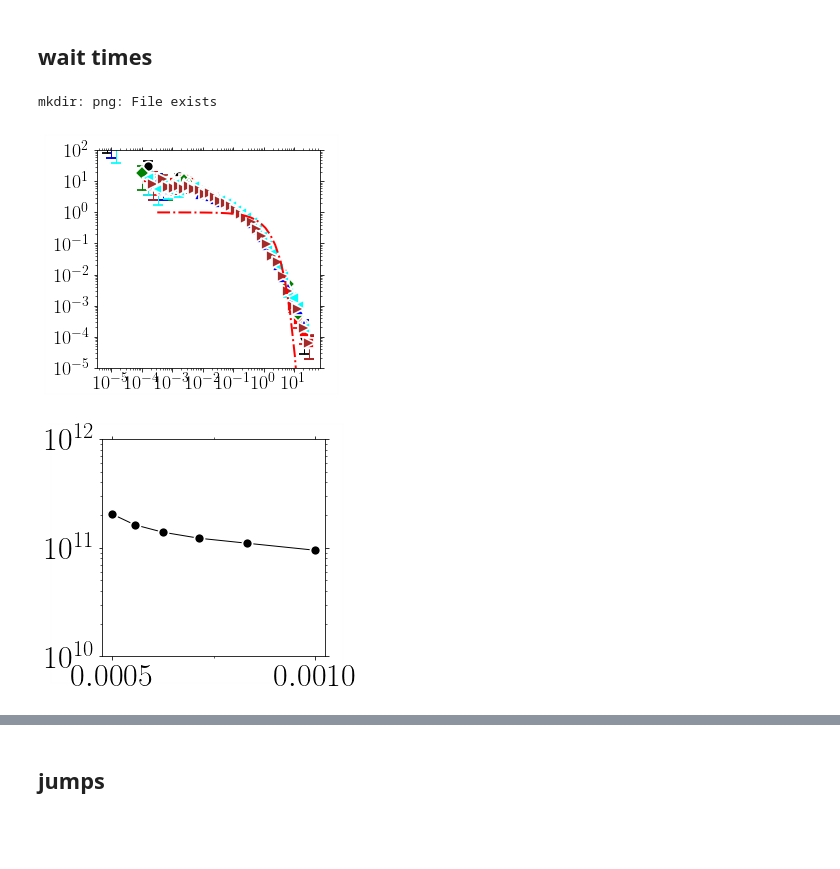
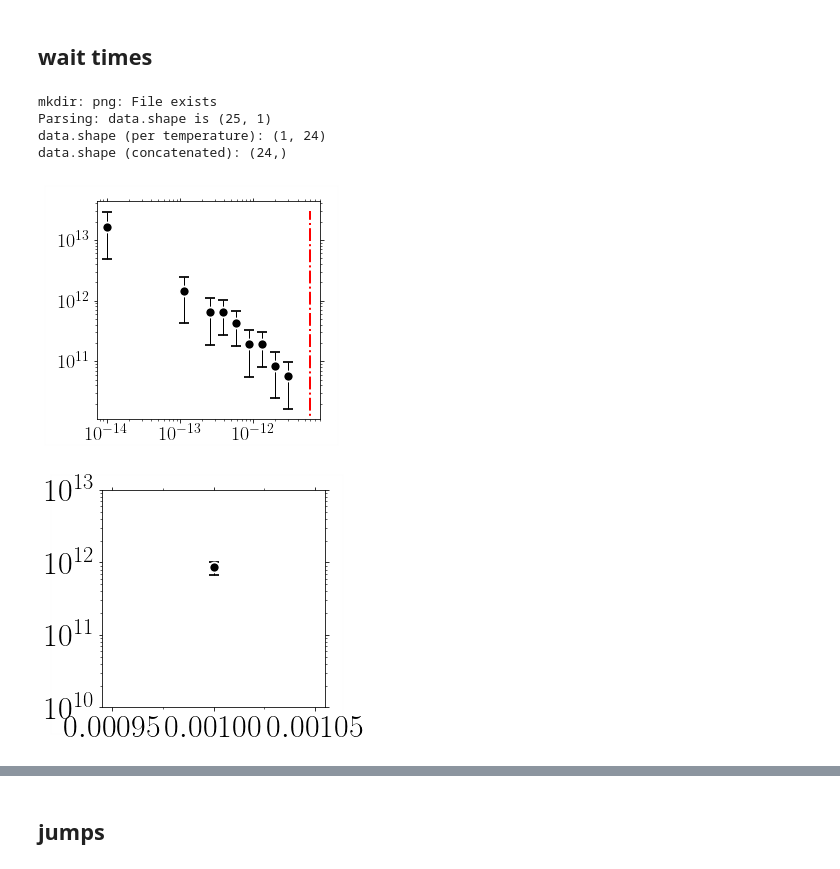
Before and after one commit to kkarimi62/vacancyDiffusion, a Jupyter notebook: postproc/postproc.ipynb, the cells around one changed output, grey strips where cells are left out. Cells and saved outputs as stored; diff of their text form; code cells hidden in the pictures; blank space fills up the shorter version.

```diff
--- a/postproc/postproc.ipynb
+++ b/postproc/postproc.ipynb
@@ -1042,6 +1044,7 @@ class Temperature:
             xdata=smat[:,0]
             ydata=smat[:,1]
             yerr = smat[:,2]
+#             print(smat)
             sigma = yerr if SIGMA else None
             popt, pcov = curve_fit(self.func2nd, xdata, ydata,
                                    sigma = sigma,
@@ -1057,6 +1060,7 @@ class Temperature:
             dc = pcov[2,2]**0.5
             tau=popt[0]
             dtau=pcov[0,0]**0.5
+            self.time_scale = tau * (y0/c0)**(1/alpha)
 #             self.Diffusion[temp] = [pref*c0/tau,pref*c0/tau,pref*c0/tau]
             self.Diffusion[temp] = [pref*c0/(tau)**alpha, pref*(c0+dc)/(tau-dtau)**alpha,
                                     pref*(c0-dc)/(tau+dtau)**alpha]
@@ -1113,7 +1117,8 @@ if not eval(confParser['flags']['RemoteMachine']):
     !mkdir png
     #--- temp object
     temp = Temperature(
-        [1000,1200,1400,1600,1800,2000],8,
+#        [1000,1200,1400,1600,1800,2000],8,
+        [1000],8,
 #        [1000,1200,1400,1600,1800,2000],8,
 #        [1000,1200,1400,1600,1800,2000],1,
 #        np.arange(1000,1440,80),1,
@@ -1121,11 +1126,12 @@ if not eval(confParser['flags']['RemoteMachine']):
                      )
     #
     #--- parse data
+#    temp.Parse(['./msd/msd.txt'])
 #    temp.Parse( list(map(lambda x:'CantorNatom16KTemp%sKEnsemble8/Run%s/msd/msd.txt'%(x[0],x[1]),
     temp.Parse( list(map(lambda x:'NiCoCrNatom1KTemp%sK/Run%s/msd/msd.txt'%(x[0],x[1]),
 #    temp.Parse( list(map(lambda x:'NiNatom16KTemp%sK/Run%s/msd/msd.txt'%(x[0],x[1]),
-                         temp.temps_runs ))
-              )
+                        temp.temps_runs ))
+             )
     #
     #--- plot
 #     print('single realizations')
@@ -1160,7 +1166,7 @@ if not eval(confParser['flags']['RemoteMachine']):
     #--- fit
     #
     temp.Fit(Plot=True,
-             shift=True,
+             shift=False,
 #             bounds=([0, 0, 0,0.999], [1e-2, 1e-3, 1,1.001]),
 #             p0=[2.450192558293684e-08, 0.00023822488904874157, 0.9999977703994274, 0.9991059679876155],
             p0=[[1e-08, 1e-4, 1e2, 1.0]],
@@ -1256,6 +1266,8 @@ ensemble average: type 3
 ensemble average: type 4
 ensemble average: type 5
 [figure]
+# %%
+tauu = temp.time_scale
 # %% [markdown]
 ## wait times
 # %%
@@ -1264,7 +1276,10 @@ class Stats(Temperature):
         Temperature.__init__(self,temp_range,nrun)
         self.verbose = verbose
     #
-    def PlotWaitTimes(self,scale=False,scalePowerLaw=False,
+    def PlotWaitTimes(self,scale=False,
+                      scalePowerLaw=False,
+                      shift=False,
+                      n_per_decade=6,
                       **kwargs):
         #
         self.ax = utl.PltErr(None,#ans[:,0],
@@ -1275,10 +1290,11 @@ class Stats(Temperature):
         legends.Set(bbox_to_anchor=(1.0,0.5,0.5,0.5))
         #
         self.mean_rate = {}
+        kount = 0
         #
         for temp, indx in zip(self.temps,range(len(self.temps))):
             #--- concat. data for each temp
-            data = self.data[indx:indx+self.nrun]
+            data = self.data[kount:kount+self.nrun]
             data = list(map(lambda x:self.GetWaitTimes(x),data))
             if self.verbose:
                 print('data.shape (per temperature):',np.array(data).shape)
@@ -1290,23 +1306,27 @@ class Stats(Temperature):
             if self.verbose:
                 print('data.shape (concatenated):',data.shape)
             #--- histogram
-            hist, bin_edges, err = utl.GetPDF(data,n_per_decade=6)
+            hist, bin_edges, err = utl.GetPDF(data,n_per_decade=n_per_decade)
             if scalePowerLaw:
-                alpha = 1.6
+                alpha = 2 #1.5
                 hist *= bin_edges ** alpha
                 err *= bin_edges ** alpha
             #--- plot
+            if shift:
+                hist *= 10 ** indx
+                err *= 10 ** indx
             utl.PltErr(bin_edges,hist,
                           yerr=err,
                    attrs=symbols.GetAttrs(count=indx%7,label=r'$%s$'%temp,fmt='.'),
                    ax = self.ax,
                    Plot=False,
                           )
+            kount += self.nrun
         #
         xhi=self.ax.axis()[1]
         xarr = np.logspace(np.log10(xhi)-5.0,np.log10(xhi),32)
-        utl.PltErr( xarr if scale else None,
-                   np.exp(-xarr) if scale else None,
+        utl.PltErr( [tauu,tauu],#None,#xarr if scale else None,
+                   self.ax.axis()[2:4],#None,#np.exp(-xarr) if scale else None,
                    attrs={'fmt':'-.r','lw':2},
                    ax=self.ax,
                    Plot=False,
@@ -1367,50 +1387,57 @@ if not eval(confParser['flags']['RemoteMachine']):
     !mkdir png
 
     stats = Stats(
-#        [1000,1200,1400,1600,1800,2000],6,
-        [1000,1200,1400,1600,1800,2000],8,
+#         [1000,1200,1400,1600,1800,2000],8,
 #        [1000,1200,1400,1600,1800,2000],1,
+        [1000],1,
+#        [1000,2000],8,
 #        np.arange(1000,1440,80),1,
-        verbose=False
+        verbose=True
                      )
+    stats.Parse(['msd/event_times.txt'])
 #    stats.Parse( list(map(lambda x:'CantorNatom16KTemp%sKEnsemble8/Run%s/msd/event_times.txt'%(x[0],x[1]),
-    stats.Parse( list(map(lambda x:'NiCoCrNatom1KTemp%sK/Run%s/msd/event_times.txt'%(x[0],x[1]),
+#    stats.Parse( list(map(lambda x:'NiCoCrNatom1KTemp%sK/Run%s/msd/event_times.txt'%(x[0],x[1]),
 #    stats.Parse( list(map(lambda x:'NiNatom16KTemp%sK/Run%s/msd/event_times.txt'%(x[0],x[1]),
-                         stats.temps_runs ))
-               )
-    stats.PlotWaitTimes(scale=True,
+#                         stats.temps_runs ))
+#               )
+    stats.PlotWaitTimes(scale=False,shift=False,scalePowerLaw=False,
+                        n_per_decade=6,
                         **{'xscale':'log',
                   'yscale':'log',
-#                   'xlim':(1e-9,1e-3),
-                   'ylim':(1e-5,1e2), #(1e-5,1e2),
+#                    'xlim':(1e-2,100),
+#                    'ylim':(1e-5,1e6), #(1e-5,1e2),
+                    'ndecade_y':1,
 #                           'xstr':r'$\Delta t$',
 #                           'ystr':r'$P(\Delta t)$',
                    'title':'png/waitTimes_unscaled_nicocr.png'},
 
                        )
 #     stats.PlotWaitTimes(scale=True,scalePowerLaw=True,
 #                         **{'xscale':'log',
 #                   'yscale':'log',
 # #                   'xlim':(1e-9,1e-3),
 #                    'ylim':(1e-5,1e0), #(1e-5,1e2),
 # #                           'xstr':r'$\Delta t$',
 # #                           'ystr':r'$P(\Delta t)$',
 #                    'title':'png/waitTimes_rescaled_ni.png'},
 #                       )
     stats.PlotAverageRate(
                 **{
                     'fontsize':32,
 #                  'xscale':'log',
                   'yscale':'log',
 #                   'xlim':(1e-9,1e-3),
-                   'ylim':(1e10,1e12), #(1e-5,1e2),
+                   'ylim':(1e10,1e13), #(1e-5,1e2),
 #                           'xstr':r'$1/T$',
 #                           'ystr':r'$\lambda$',
                    'title':'png/eventRate_nicocr.png'},
 
     )
     #stats.Barries()
 # %% [output]
 mkdir: png: File exists
+Parsing: data.shape is (25, 1)
+data.shape (per temperature): (1, 24)
+data.shape (concatenated): (24,)
-[figure, old version]
+[figure, new version]
-[figure, old version]
+[figure, new version]
```
Also changed, not shown: parts of 13 cells of this notebook.
